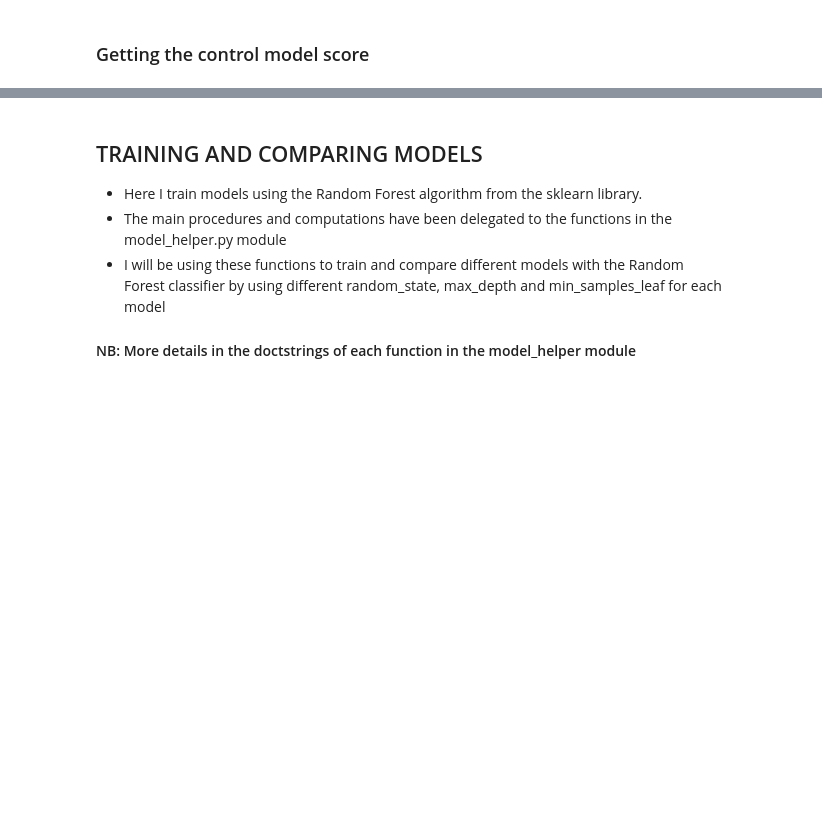
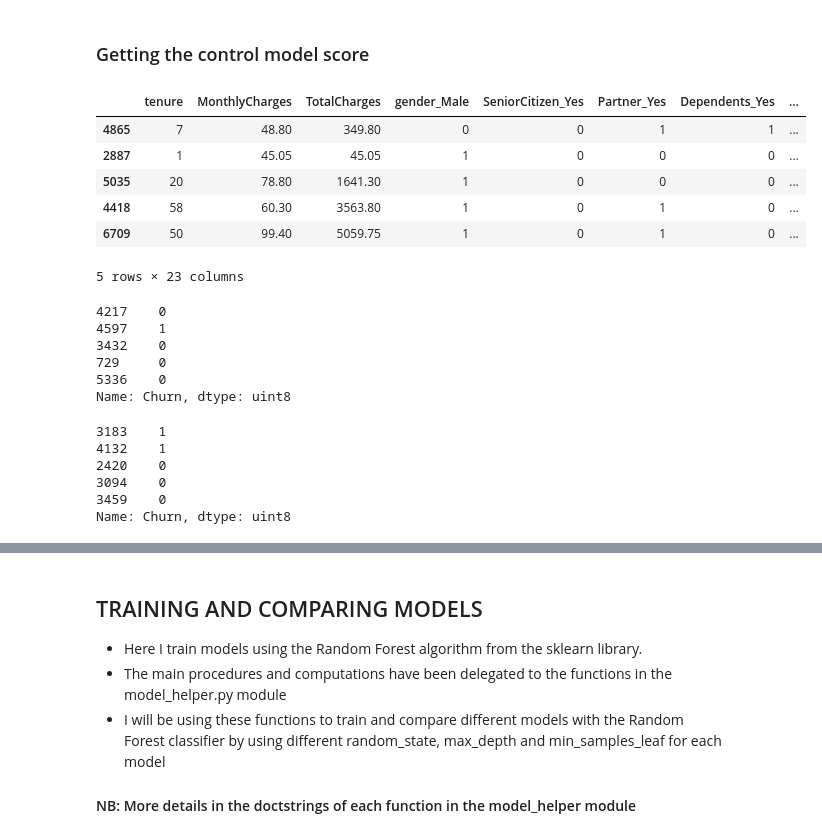
Before and after one commit to Simon-157/Customer-Churning-Prediction-MachineLearning, a Jupyter notebook: train.ipynb, the cells around one changed output, grey strips where cells are left out. Saved outputs shown, nothing was run; the diff lists cells and outputs as text; code cells hidden in the pictures; blank space fills up the shorter version.

```diff
--- a/train.ipynb
+++ b/train.ipynb
@@ -90,4 +168,32 @@ x_validate_data, y_validate_data = validate_data.drop('Churn', axis = 1), valida
 # %%
 # splitting the testing dataset into x and y variables for testing
 x_test_data, y_test_data = test_data.drop('Churn', axis = 1), test_data.Churn
+# %%
+x_test_data.head()
+# %% [output]
+|  | tenure | MonthlyCharges | TotalCharges | gender_Male | SeniorCitizen_Yes | Partner_Yes | Dependents_Yes | ... |
+| 4865 | 7 | 48.80 | 349.80 | 0 | 0 | 1 | 1 | ... |
+| 2887 | 1 | 45.05 | 45.05 | 1 | 0 | 0 | 0 | ... |
+| 5035 | 20 | 78.80 | 1641.30 | 1 | 0 | 0 | 0 | ... |
+| 4418 | 58 | 60.30 | 3563.80 | 1 | 0 | 1 | 0 | ... |
+| 6709 | 50 | 99.40 | 5059.75 | 1 | 0 | 1 | 0 | ... |
+5 rows × 23 columns
+# %%
+y_train_data.head()
+# %% [output]
+4217    0
+4597    1
+3432    0
+729     0
+5336    0
+Name: Churn, dtype: uint8
+# %%
+y_validate_data.head()
+# %% [output]
+3183    1
+4132    1
+2420    0
+3094    0
+3459    0
+Name: Churn, dtype: uint8
 # %%
```
Also changed, not shown: parts of 29 cells of this notebook, 4 other files.
